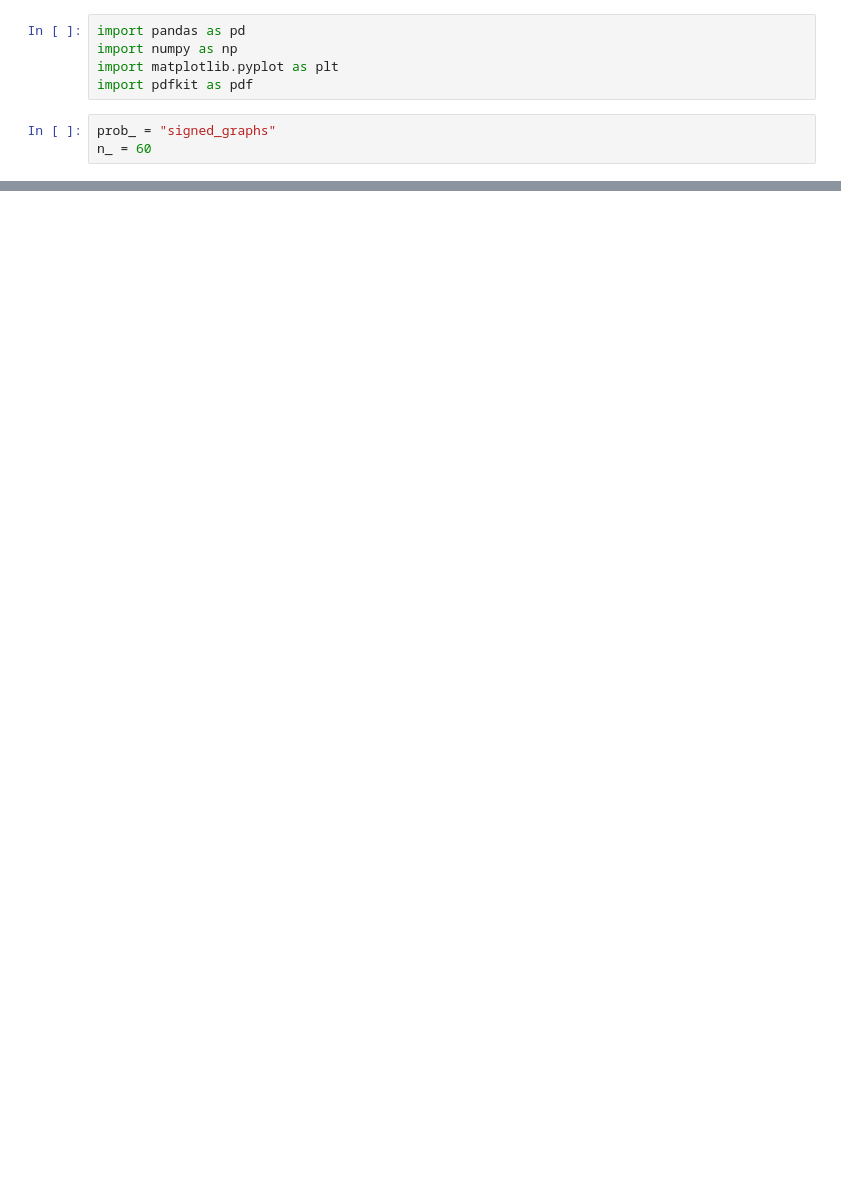
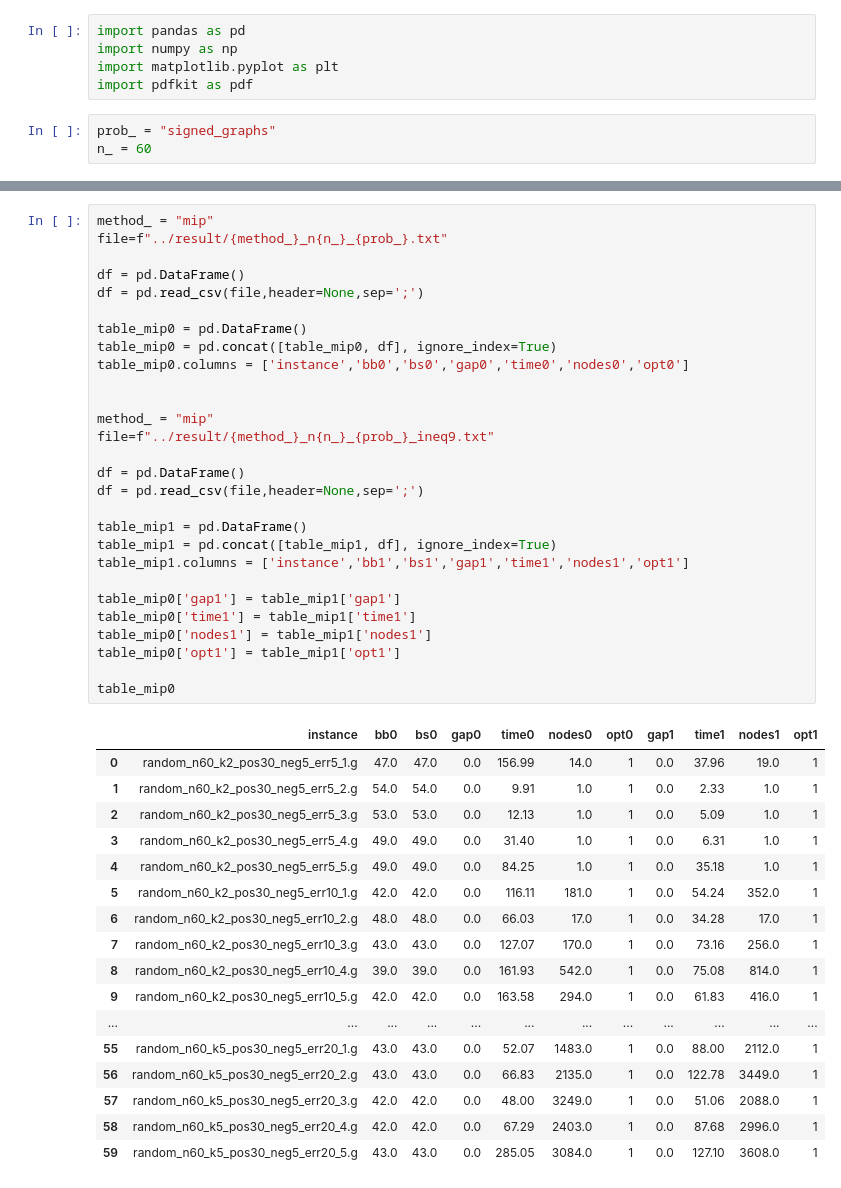
Before and after one commit to jesusossian/vertex_signed_graph, a Jupyter notebook: table/random_n60_signed_graphs.ipynb, the cells around one changed output, grey strips where cells are left out. Saved outputs shown, nothing was run; the diff lists cells and outputs as text; blank space fills up the shorter version.

```diff
--- a/table/random_n60_signed_graphs.ipynb
+++ b/table/random_n60_signed_graphs.ipynb
@@ -51,0 +143,46 @@ table_mip
+# %%
+method_ = "mip"
+file=f"../result/{method_}_n{n_}_{prob_}.txt"
+
+df = pd.DataFrame()
+df = pd.read_csv(file,header=None,sep=';')
+
+table_mip0 = pd.DataFrame()
+table_mip0 = pd.concat([table_mip0, df], ignore_index=True)
+table_mip0.columns = ['instance','bb0','bs0','gap0','time0','nodes0','opt0']
+
+
+method_ = "mip"
+file=f"../result/{method_}_n{n_}_{prob_}_ineq9.txt"
+
+df = pd.DataFrame()
+df = pd.read_csv(file,header=None,sep=';')
+
+table_mip1 = pd.DataFrame()
+table_mip1 = pd.concat([table_mip1, df], ignore_index=True)
+table_mip1.columns = ['instance','bb1','bs1','gap1','time1','nodes1','opt1']
+
+table_mip0['gap1'] = table_mip1['gap1']
+table_mip0['time1'] = table_mip1['time1']
+table_mip0['nodes1'] = table_mip1['nodes1']
+table_mip0['opt1'] = table_mip1['opt1']
+
+table_mip0
+# %% [output]
+|  | instance | bb0 | bs0 | gap0 | time0 | nodes0 | opt0 | gap1 | time1 | nodes1 | opt1 |
+| 0 | random_n60_k2_pos30_neg5_err5_1.g | 47.0 | 47.0 | 0.0 | 156.99 | 14.0 | 1 | 0.0 | 37.96 | 19.0 | 1 |
+| 1 | random_n60_k2_pos30_neg5_err5_2.g | 54.0 | 54.0 | 0.0 | 9.91 | 1.0 | 1 | 0.0 | 2.33 | 1.0 | 1 |
+| 2 | random_n60_k2_pos30_neg5_err5_3.g | 53.0 | 53.0 | 0.0 | 12.13 | 1.0 | 1 | 0.0 | 5.09 | 1.0 | 1 |
+| 3 | random_n60_k2_pos30_neg5_err5_4.g | 49.0 | 49.0 | 0.0 | 31.40 | 1.0 | 1 | 0.0 | 6.31 | 1.0 | 1 |
+| 4 | random_n60_k2_pos30_neg5_err5_5.g | 49.0 | 49.0 | 0.0 | 84.25 | 1.0 | 1 | 0.0 | 35.18 | 1.0 | 1 |
+| 5 | random_n60_k2_pos30_neg5_err10_1.g | 42.0 | 42.0 | 0.0 | 116.11 | 181.0 | 1 | 0.0 | 54.24 | 352.0 | 1 |
+| 6 | random_n60_k2_pos30_neg5_err10_2.g | 48.0 | 48.0 | 0.0 | 66.03 | 17.0 | 1 | 0.0 | 34.28 | 17.0 | 1 |
+| 7 | random_n60_k2_pos30_neg5_err10_3.g | 43.0 | 43.0 | 0.0 | 127.07 | 170.0 | 1 | 0.0 | 73.16 | 256.0 | 1 |
+| 8 | random_n60_k2_pos30_neg5_err10_4.g | 39.0 | 39.0 | 0.0 | 161.93 | 542.0 | 1 | 0.0 | 75.08 | 814.0 | 1 |
+| 9 | random_n60_k2_pos30_neg5_err10_5.g | 42.0 | 42.0 | 0.0 | 163.58 | 294.0 | 1 | 0.0 | 61.83 | 416.0 | 1 |
+| ... | ... | ... | ... | ... | ... | ... | ... | ... | ... | ... | ... |
+| 55 | random_n60_k5_pos30_neg5_err20_1.g | 43.0 | 43.0 | 0.0 | 52.07 | 1483.0 | 1 | 0.0 | 88.00 | 2112.0 | 1 |
+| 56 | random_n60_k5_pos30_neg5_err20_2.g | 43.0 | 43.0 | 0.0 | 66.83 | 2135.0 | 1 | 0.0 | 122.78 | 3449.0 | 1 |
+| 57 | random_n60_k5_pos30_neg5_err20_3.g | 42.0 | 42.0 | 0.0 | 48.00 | 3249.0 | 1 | 0.0 | 51.06 | 2088.0 | 1 |
+| 58 | random_n60_k5_pos30_neg5_err20_4.g | 42.0 | 42.0 | 0.0 | 67.29 | 2403.0 | 1 | 0.0 | 87.68 | 2996.0 | 1 |
+| 59 | random_n60_k5_pos30_neg5_err20_5.g | 43.0 | 43.0 | 0.0 | 285.05 | 3084.0 | 1 | 0.0 | 127.10 | 3608.0 | 1 |
```
Also changed, not shown: parts of 3 cells of this notebook, 3 other files.
